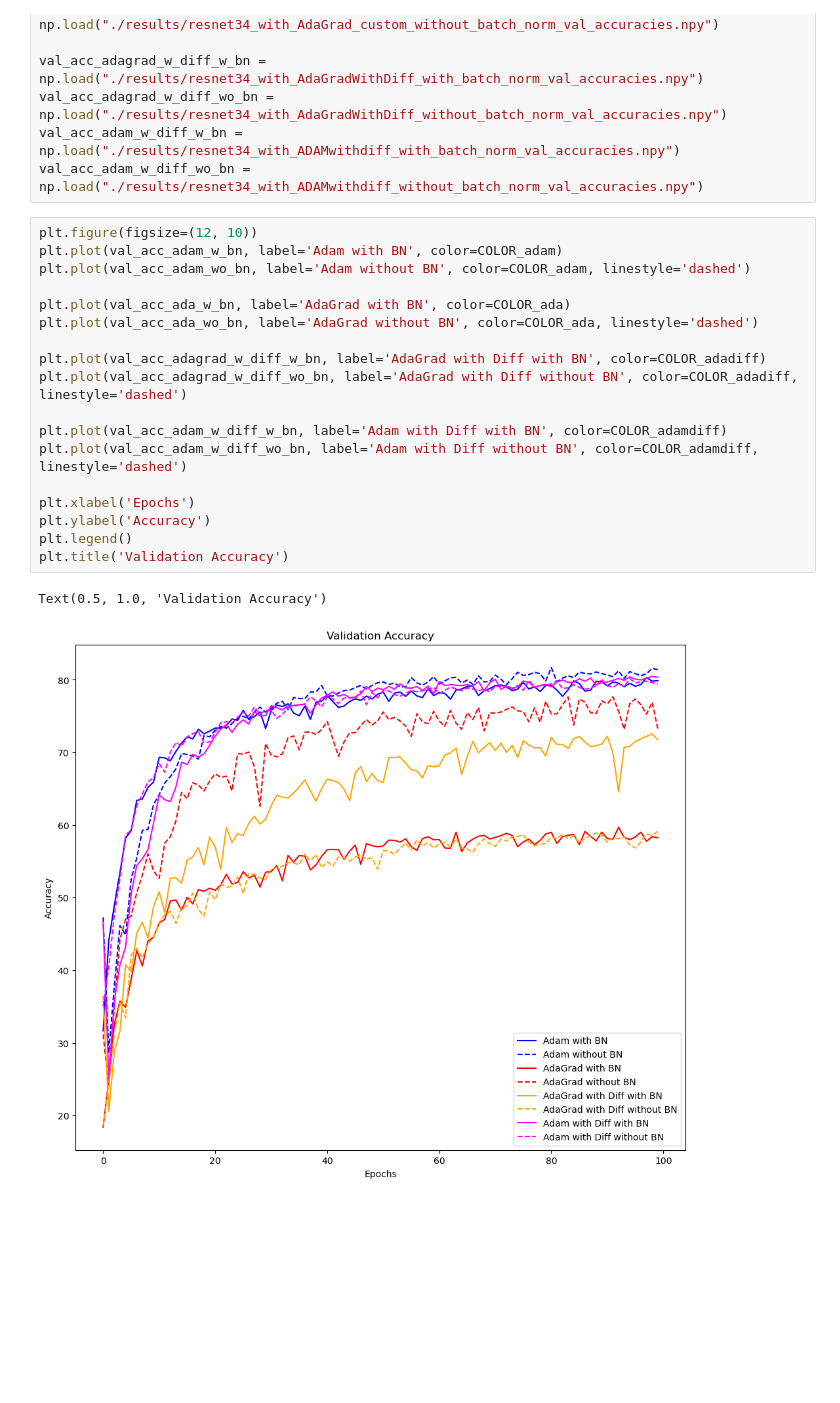
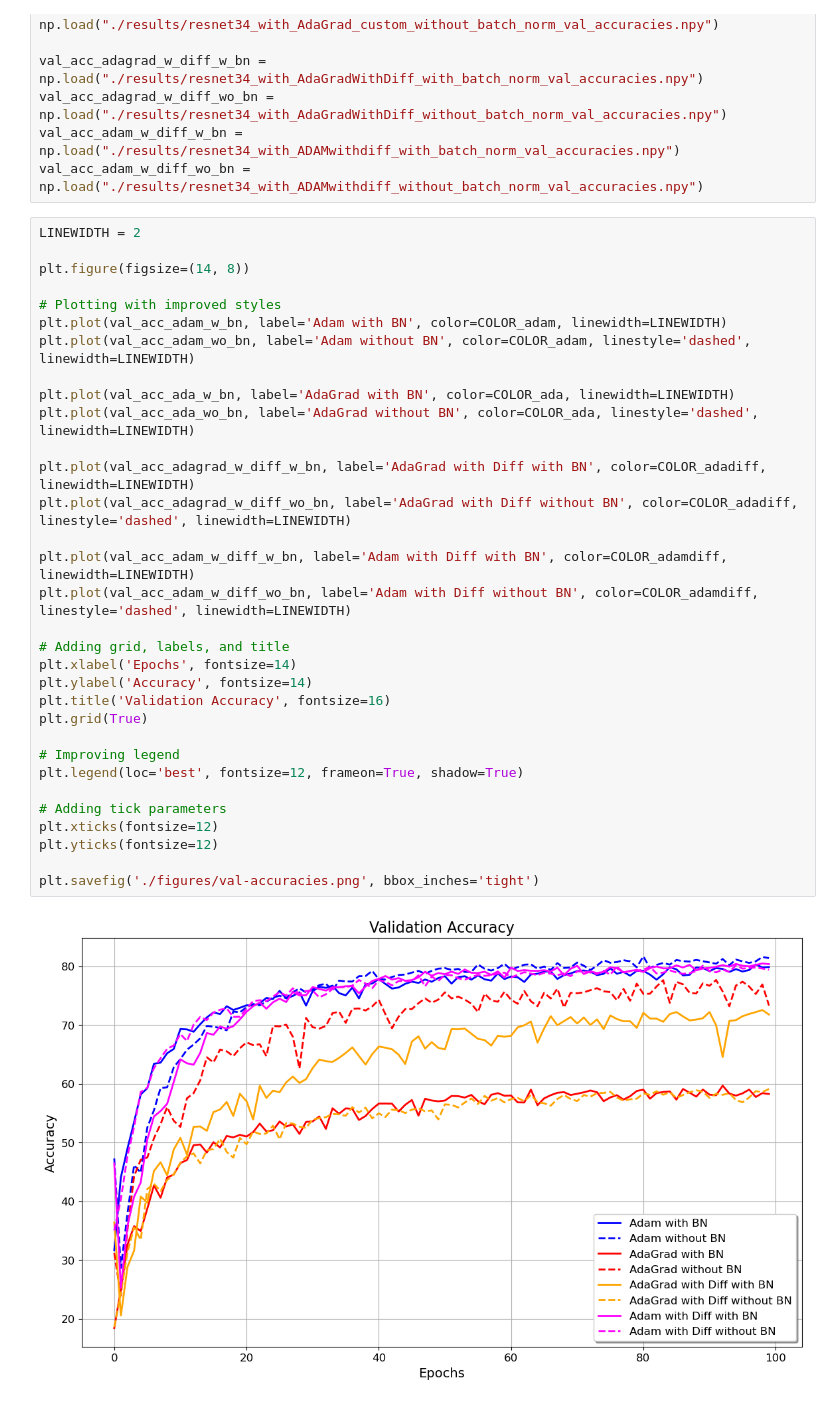
Before and after one commit to akansh12/OML-2024-AdaGrad-with-grad-difference, a Jupyter notebook: notebooks/CIFAR10-training.ipynb, the cells around one changed output. Saved outputs shown, nothing was run; the diff lists cells and outputs as text; blank space fills up the shorter version.

```diff
--- a/notebooks/CIFAR10-training.ipynb
+++ b/notebooks/CIFAR10-training.ipynb
@@ -345,23 +385,36 @@ val_acc_adagrad_w_diff_wo_bn = np.load("./results/resnet34_with_AdaGradWithDiff_
 val_acc_adam_w_diff_w_bn = np.load("./results/resnet34_with_ADAMwithdiff_with_batch_norm_val_accuracies.npy")
 val_acc_adam_w_diff_wo_bn = np.load("./results/resnet34_with_ADAMwithdiff_without_batch_norm_val_accuracies.npy")
 # %%
-plt.figure(figsize=(12, 10))
-plt.plot(val_acc_adam_w_bn, label='Adam with BN', color=COLOR_adam)
-plt.plot(val_acc_adam_wo_bn, label='Adam without BN', color=COLOR_adam, linestyle='dashed')
+LINEWIDTH = 2
 
-plt.plot(val_acc_ada_w_bn, label='AdaGrad with BN', color=COLOR_ada)
-plt.plot(val_acc_ada_wo_bn, label='AdaGrad without BN', color=COLOR_ada, linestyle='dashed')
+plt.figure(figsize=(14, 8))
 
-plt.plot(val_acc_adagrad_w_diff_w_bn, label='AdaGrad with Diff with BN', color=COLOR_adadiff)
-plt.plot(val_acc_adagrad_w_diff_wo_bn, label='AdaGrad with Diff without BN', color=COLOR_adadiff, linestyle='dashed')
+# Plotting with improved styles
+plt.plot(val_acc_adam_w_bn, label='Adam with BN', color=COLOR_adam, linewidth=LINEWIDTH)
+plt.plot(val_acc_adam_wo_bn, label='Adam without BN', color=COLOR_adam, linestyle='dashed', linewidth=LINEWIDTH)
 
-plt.plot(val_acc_adam_w_diff_w_bn, label='Adam with Diff with BN', color=COLOR_adamdiff)
-plt.plot(val_acc_adam_w_diff_wo_bn, label='Adam with Diff without BN', color=COLOR_adamdiff, linestyle='dashed')
+plt.plot(val_acc_ada_w_bn, label='AdaGrad with BN', color=COLOR_ada, linewidth=LINEWIDTH)
+plt.plot(val_acc_ada_wo_bn, label='AdaGrad without BN', color=COLOR_ada, linestyle='dashed', linewidth=LINEWIDTH)
 
-plt.xlabel('Epochs')
-plt.ylabel('Accuracy')
-plt.legend()
-plt.title('Validation Accuracy')
+plt.plot(val_acc_adagrad_w_diff_w_bn, label='AdaGrad with Diff with BN', color=COLOR_adadiff, linewidth=LINEWIDTH)
+plt.plot(val_acc_adagrad_w_diff_wo_bn, label='AdaGrad with Diff without BN', color=COLOR_adadiff, linestyle='dashed', linewidth=LINEWIDTH)
+
+plt.plot(val_acc_adam_w_diff_w_bn, label='Adam with Diff with BN', color=COLOR_adamdiff, linewidth=LINEWIDTH)
+plt.plot(val_acc_adam_w_diff_wo_bn, label='Adam with Diff without BN', color=COLOR_adamdiff, linestyle='dashed', linewidth=LINEWIDTH)
+
+# Adding grid, labels, and title
+plt.xlabel('Epochs', fontsize=14)
+plt.ylabel('Accuracy', fontsize=14)
+plt.title('Validation Accuracy', fontsize=16)
+plt.grid(True)
+
+# Improving legend
+plt.legend(loc='best', fontsize=12, frameon=True, shadow=True)
+
+# Adding tick parameters
+plt.xticks(fontsize=12)
+plt.yticks(fontsize=12)
+
+plt.savefig('./figures/val-accuracies.png', bbox_inches='tight')
 # %% [output]
-Text(0.5, 1.0, 'Validation Accuracy')
-[figure, old version]
+[figure, new version]
```
Also changed, not shown: parts of 7 cells of this notebook, 5 other files.
